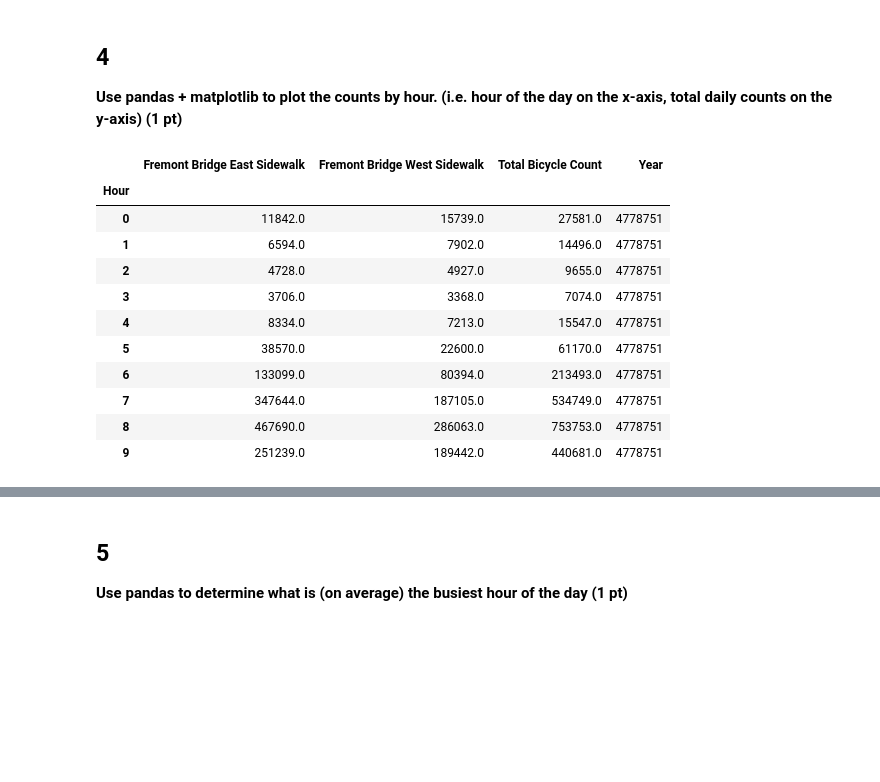
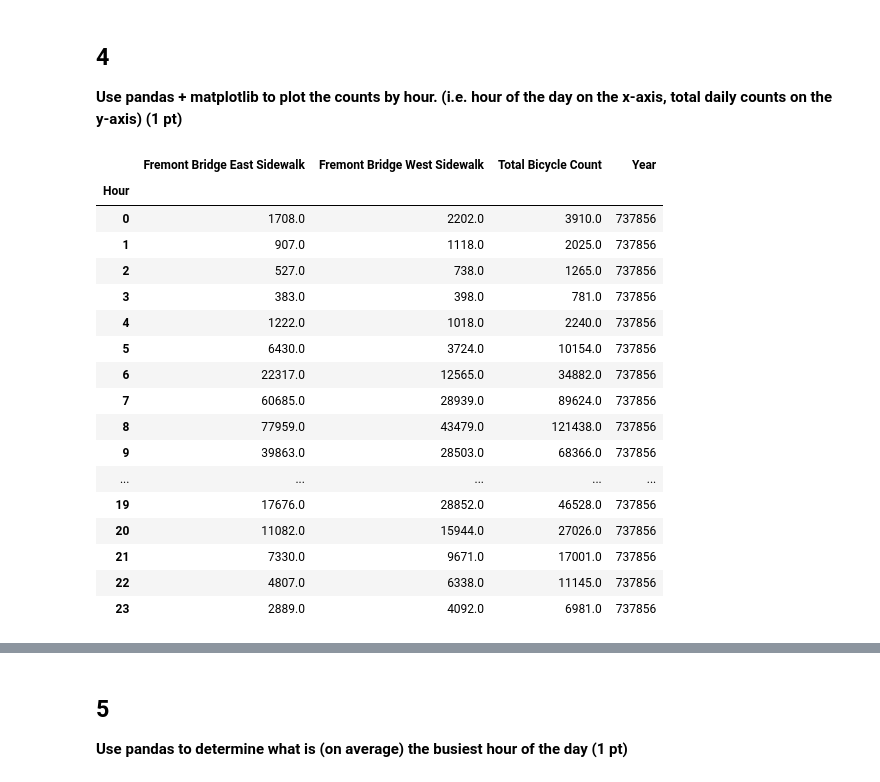
Before and after one commit to UWSEDS/manipulating-data-in-python-cathyyyyjia, a Jupyter notebook: project/analysis/bicycle-analysis-Cathy.ipynb, the cells around one changed output, grey strips where cells are left out. Cells and saved outputs as stored; diff of their text form; code cells hidden in the pictures; blank space fills up the shorter version.

```diff
--- a/project/analysis/bicycle-analysis-Cathy.ipynb
+++ b/project/analysis/bicycle-analysis-Cathy.ipynb
@@ -103,21 +103,27 @@ bicycle_2016.head(10)
 # %%
 # Group bicycle dateframe by 'Hour'
 # Compute the sum of total bicycle counts
-byHour = bicycle.groupby(['Hour']).sum()
-byHour.head(10)
+byHour = bicycle_2016.groupby(['Hour']).sum()
+byHour
 # %% [output]
 |  | Fremont Bridge East Sidewalk | Fremont Bridge West Sidewalk | Total Bicycle Count | Year |
 | Hour |  |  |  |  |
-| 0 | 11842.0 | 15739.0 | 27581.0 | 4778751 |
-| 1 | 6594.0 | 7902.0 | 14496.0 | 4778751 |
-| 2 | 4728.0 | 4927.0 | 9655.0 | 4778751 |
-| 3 | 3706.0 | 3368.0 | 7074.0 | 4778751 |
-| 4 | 8334.0 | 7213.0 | 15547.0 | 4778751 |
-| 5 | 38570.0 | 22600.0 | 61170.0 | 4778751 |
-| 6 | 133099.0 | 80394.0 | 213493.0 | 4778751 |
-| 7 | 347644.0 | 187105.0 | 534749.0 | 4778751 |
-| 8 | 467690.0 | 286063.0 | 753753.0 | 4778751 |
-| 9 | 251239.0 | 189442.0 | 440681.0 | 4778751 |
+| 0 | 1708.0 | 2202.0 | 3910.0 | 737856 |
+| 1 | 907.0 | 1118.0 | 2025.0 | 737856 |
+| 2 | 527.0 | 738.0 | 1265.0 | 737856 |
+| 3 | 383.0 | 398.0 | 781.0 | 737856 |
+| 4 | 1222.0 | 1018.0 | 2240.0 | 737856 |
+| 5 | 6430.0 | 3724.0 | 10154.0 | 737856 |
+| 6 | 22317.0 | 12565.0 | 34882.0 | 737856 |
+| 7 | 60685.0 | 28939.0 | 89624.0 | 737856 |
+| 8 | 77959.0 | 43479.0 | 121438.0 | 737856 |
+| 9 | 39863.0 | 28503.0 | 68366.0 | 737856 |
+| ... | ... | ... | ... | ... |
+| 19 | 17676.0 | 28852.0 | 46528.0 | 737856 |
+| 20 | 11082.0 | 15944.0 | 27026.0 | 737856 |
+| 21 | 7330.0 | 9671.0 | 17001.0 | 737856 |
+| 22 | 4807.0 | 6338.0 | 11145.0 | 737856 |
+| 23 | 2889.0 | 4092.0 | 6981.0 | 737856 |
 # %%
 import matplotlib.pyplot as plt
 %matplotlib inline
```
Also changed, not shown: parts of 2 cells of this notebook.
